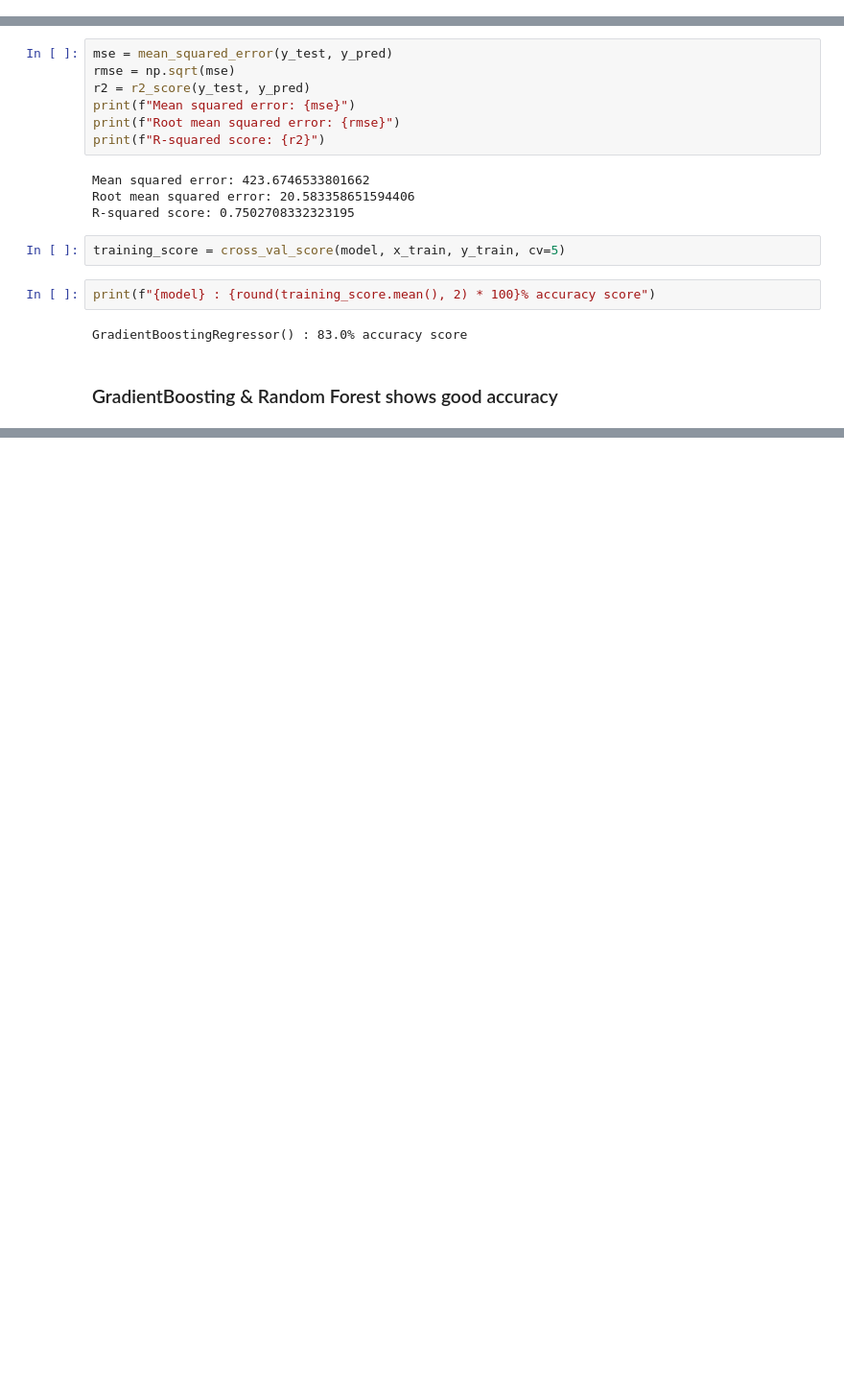
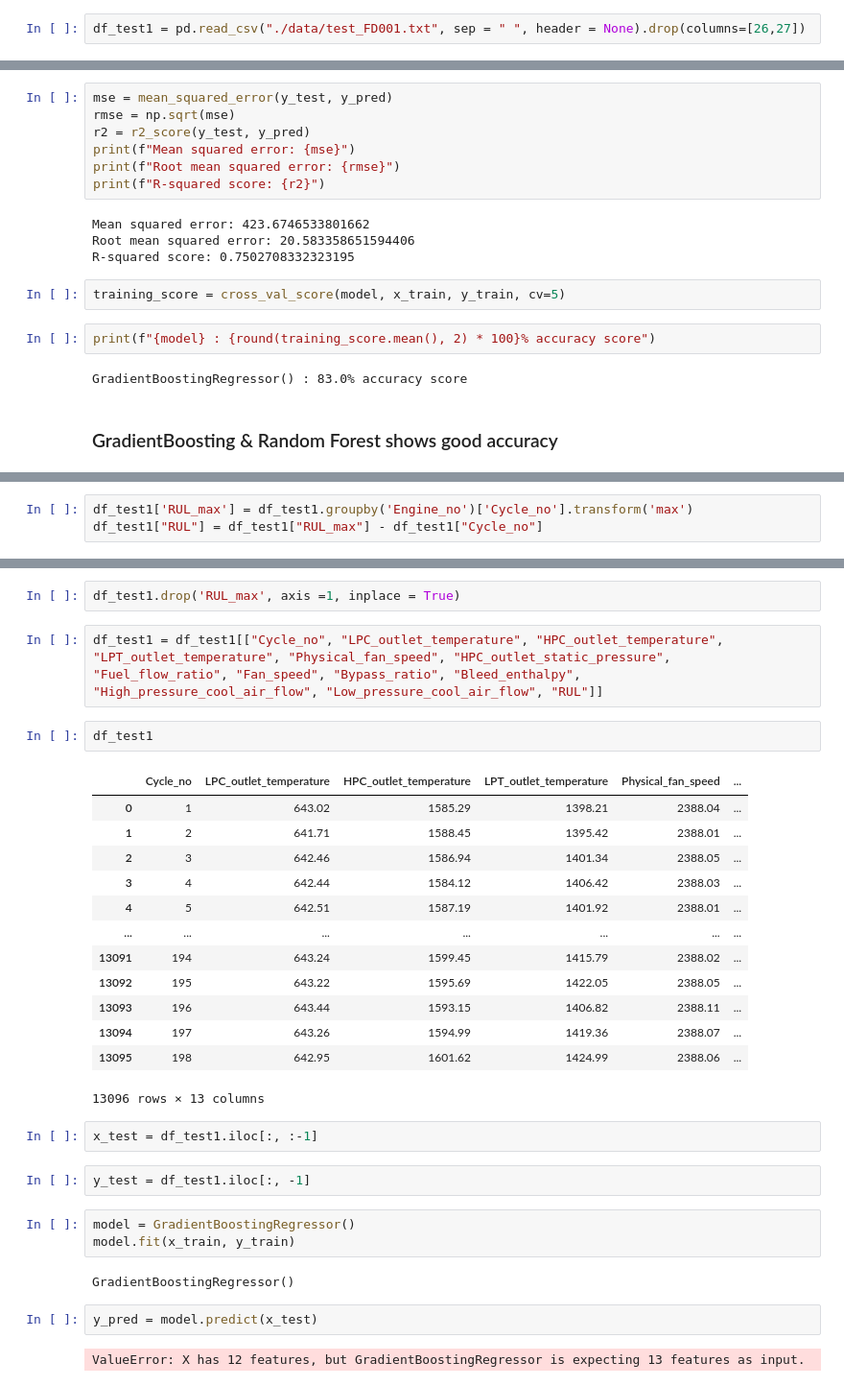
Before and after one commit to ayushgandhi904/Turboengine_predictive_maintenance, a Jupyter notebook: notebooks/trial2.ipynb, the cells around one changed output, grey strips where cells are left out. Shown at 96% size. Cells and saved outputs as stored; diff of their text form; blank space fills up the shorter version.

```diff
--- a/notebooks/trial2.ipynb
+++ b/notebooks/trial2.ipynb
@@ -7,6 +7,8 @@ import seaborn as sns
 df_train1 = pd.read_csv("./data/train_FD001.txt", sep = " ", header= None).drop(columns=[26,27])
 df_test1 = pd.read_csv("./data/test_FD001.txt", sep = " ", header = None).drop(columns=[26,27])
 df_rul1 = pd.read_csv("./data/RUL_FD001.txt", sep = " ", header = None).drop(columns=[1])
+# %%
+df_test1 = pd.read_csv("./data/test_FD001.txt", sep = " ", header = None).drop(columns=[26,27])
 # %%
 new_column_names = [
     "Engine_no",
@@ -530,0 +546,3 @@ GradientBoostingRegressor() : 83.0% accuracy score
+# %%
+df_test1['RUL_max'] = df_test1.groupby('Engine_no')['Cycle_no'].transform('max')
+df_test1["RUL"] = df_test1["RUL_max"] - df_test1["Cycle_no"]
@@ -530,0 +584,33 @@ GradientBoostingRegressor() : 83.0% accuracy score
+# %%
+df_test1.drop('RUL_max', axis =1, inplace = True)
+# %%
+df_test1 = df_test1[["Cycle_no", "LPC_outlet_temperature", "HPC_outlet_temperature", "LPT_outlet_temperature", "Physical_fan_speed", "HPC_outlet_static_pressure", "Fuel_flow_ratio", "Fan_speed", "Bypass_ratio", "Bleed_enthalpy", "High_pressure_cool_air_flow", "Low_pressure_cool_air_flow", "RUL"]]
+# %%
+df_test1
+# %% [output]
+|  | Cycle_no | LPC_outlet_temperature | HPC_outlet_temperature | LPT_outlet_temperature | Physical_fan_speed | ... |
+| 0 | 1 | 643.02 | 1585.29 | 1398.21 | 2388.04 | ... |
+| 1 | 2 | 641.71 | 1588.45 | 1395.42 | 2388.01 | ... |
+| 2 | 3 | 642.46 | 1586.94 | 1401.34 | 2388.05 | ... |
+| 3 | 4 | 642.44 | 1584.12 | 1406.42 | 2388.03 | ... |
+| 4 | 5 | 642.51 | 1587.19 | 1401.92 | 2388.01 | ... |
+| ... | ... | ... | ... | ... | ... | ... |
+| 13091 | 194 | 643.24 | 1599.45 | 1415.79 | 2388.02 | ... |
+| 13092 | 195 | 643.22 | 1595.69 | 1422.05 | 2388.05 | ... |
+| 13093 | 196 | 643.44 | 1593.15 | 1406.82 | 2388.11 | ... |
+| 13094 | 197 | 643.26 | 1594.99 | 1419.36 | 2388.07 | ... |
+| 13095 | 198 | 642.95 | 1601.62 | 1424.99 | 2388.06 | ... |
+13096 rows × 13 columns
+# %%
+x_test = df_test1.iloc[:, :-1]
+# %%
+y_test = df_test1.iloc[:, -1]
+# %%
+model = GradientBoostingRegressor()
+model.fit(x_train, y_train)
+# %% [output]
+GradientBoostingRegressor()
+# %%
+y_pred = model.predict(x_test)
+# %% [output]
+ValueError: X has 12 features, but GradientBoostingRegressor is expecting 13 features as input.
```
Also changed, not shown: parts of 13 cells of this notebook, 2 other files.
